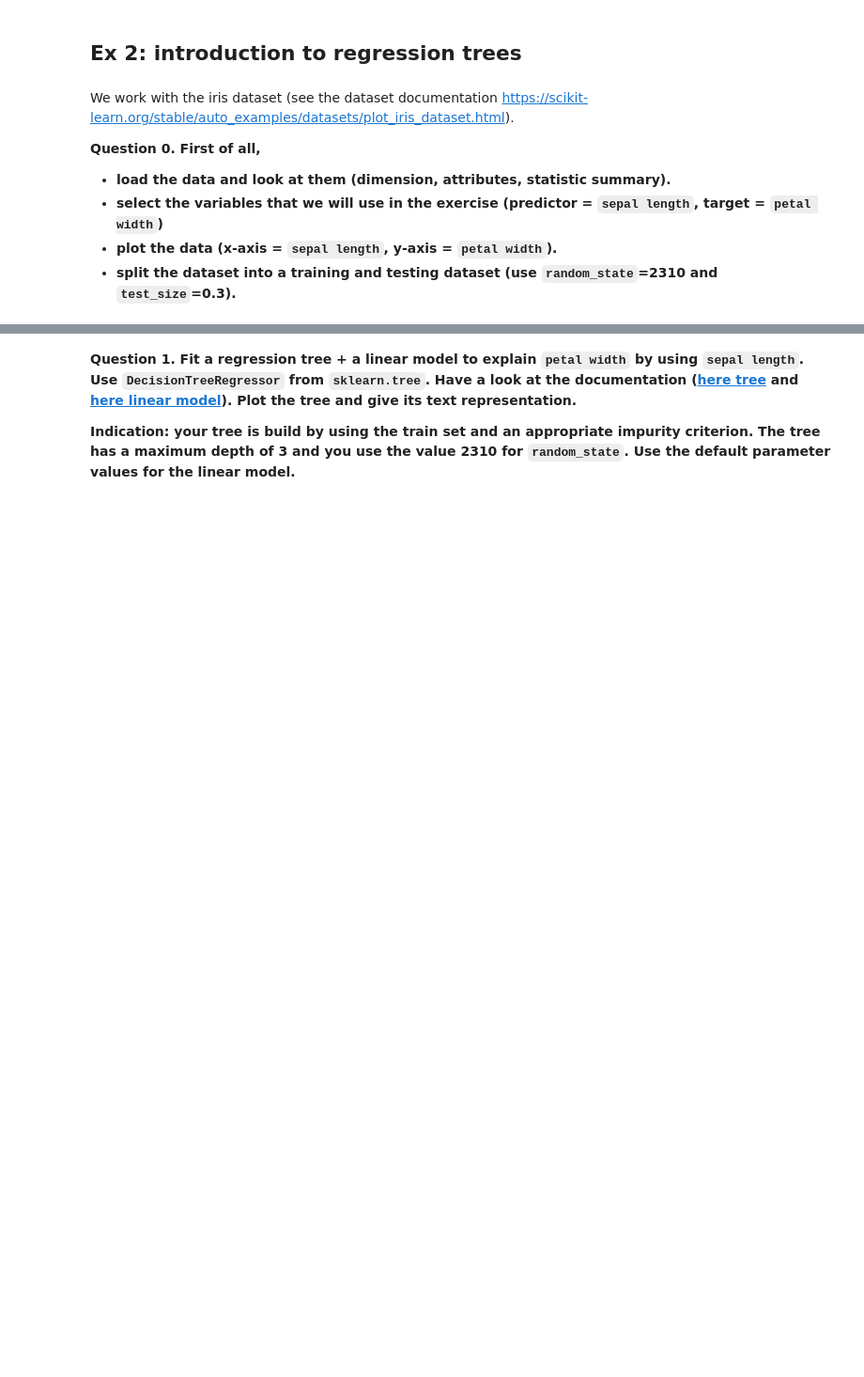
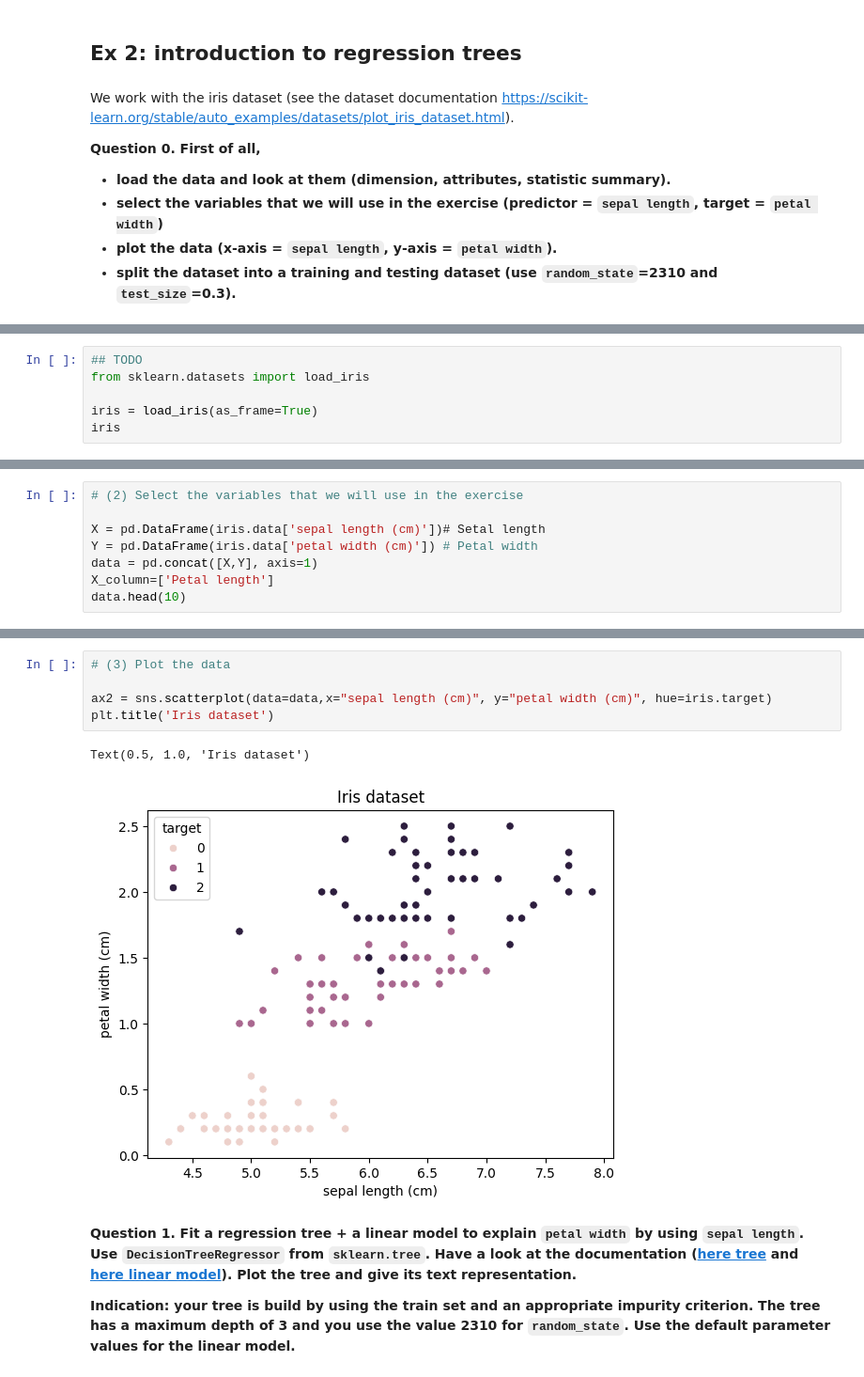
Before and after one commit to Angelicarjs/UBS_ML, a Jupyter notebook: decision_trees/Lab1_DT.ipynb, the cells around one changed output, grey strips where cells are left out. Shown at 94% size. Drawn from its saved outputs; the diff is of its cells as text; blank space fills up the shorter version.

```diff
--- a/decision_trees/Lab1_DT.ipynb
+++ b/decision_trees/Lab1_DT.ipynb
@@ -368,0 +419,6 @@ We work with the iris dataset (see the dataset documentation https://scikit-lear
+# %%
+## TODO
+from sklearn.datasets import load_iris
+
+iris = load_iris(as_frame=True)
+iris
@@ -368,0 +490,8 @@ We work with the iris dataset (see the dataset documentation https://scikit-lear
+# %%
+# (2) Select the variables that we will use in the exercise
+
+X = pd.DataFrame(iris.data['sepal length (cm)'])# Setal length
+Y = pd.DataFrame(iris.data['petal width (cm)']) # Petal width
+data = pd.concat([X,Y], axis=1)
+X_column=['Petal length']
+data.head(10)
@@ -369,3 +510,11 @@ We work with the iris dataset (see the dataset documentation https://scikit-lear
+# %%
+# (3) Plot the data
+
+ax2 = sns.scatterplot(data=data,x="sepal length (cm)", y="petal width (cm)", hue=iris.target)
+plt.title('Iris dataset')
+# %% [output]
+Text(0.5, 1.0, 'Iris dataset')
+[figure, added]
 # %% [markdown]
 **Question 1. Fit a regression tree + a linear model to explain `petal width` by using `sepal length`. Use `DecisionTreeRegressor` from `sklearn.tree`. Have a look at the documentation ([here tree](https://scikit-learn.org/stable/modules/generated/sklearn.tree.DecisionTreeRegressor.html) and [here linear model](https://scikit-learn.org/stable/modules/generated/sklearn.linear_model.LinearRegression.html)). Plot the tree and give its text representation.**
 
```
Also changed, not shown: parts of 37 cells of this notebook, 9 other files.
